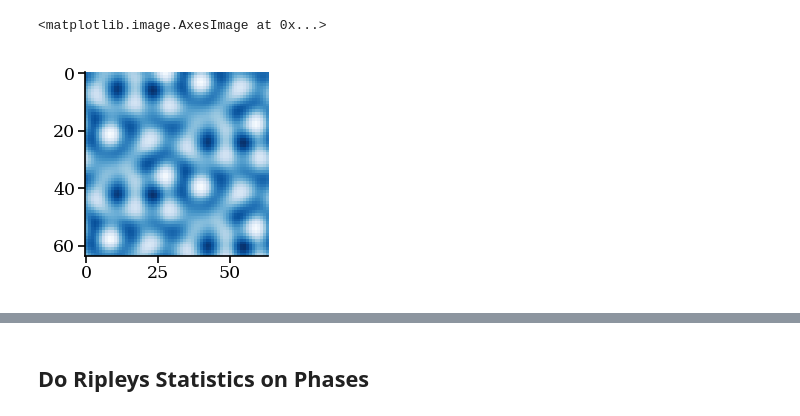
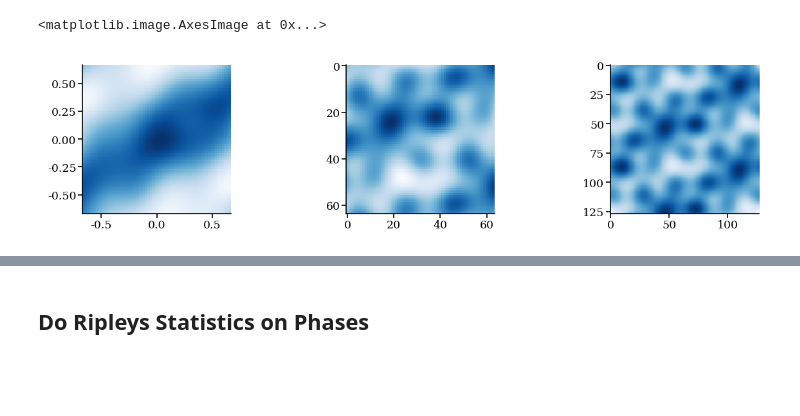
Before and after one commit to bioAI-Oslo/CI-grid-cells, a Jupyter notebook: figure-generating-notebooks/optimal-phase-distributions-lower.ipynb, the cells around one changed output, grey strips where cells are left out. Saved outputs shown, nothing was run; the diff lists cells and outputs as text; code cells hidden in the pictures; blank space fills up the shorter version.

```diff
--- a/figure-generating-notebooks/optimal-phase-distributions-lower.ipynb
+++ b/figure-generating-notebooks/optimal-phase-distributions-lower.ipynb
@@ -84,12 +86,11 @@ plt.scatter(*mesh.T, c=kde, s=0.5)
-# %%
-res = 64
-bins = np.linspace(-model.unit_cell.radius*3/2, model.unit_cell.radius*3/2, res)
-xx, yy = np.meshgrid(bins, bins)
-square_mesh = np.stack((xx, yy), axis=-1)  # (res,res,2)
-# evaluate kernel
-ratemap = kernel(square_mesh.reshape(-1, 2).T).reshape(res, res)
-plt.imshow(ratemap)
-# %% [output]
-<matplotlib.image.AxesImage at 0x...>
-[figure, removed]
+# %%
+autocorr, ratemap, square_mesh, large_ratemap, large_square_mesh = model.phase_kde_autocorrelogram(bw_method=0.2)
+fig,axs = plt.subplots(1,3,figsize=(10,2))
+axs[0].imshow(autocorr, extent=[np.min(square_mesh),np.max(square_mesh),np.min(square_mesh),np.max(square_mesh)])
+#model.unit_cell.plot(ax=axs[0],color='black')
+axs[1].imshow(ratemap)
+axs[2].imshow(large_ratemap)
+# %% [output]
+<matplotlib.image.AxesImage at 0x...>
+[figure, added]
 # %%
```
Also changed, not shown: parts of 26 cells of this notebook, 1 other file.
